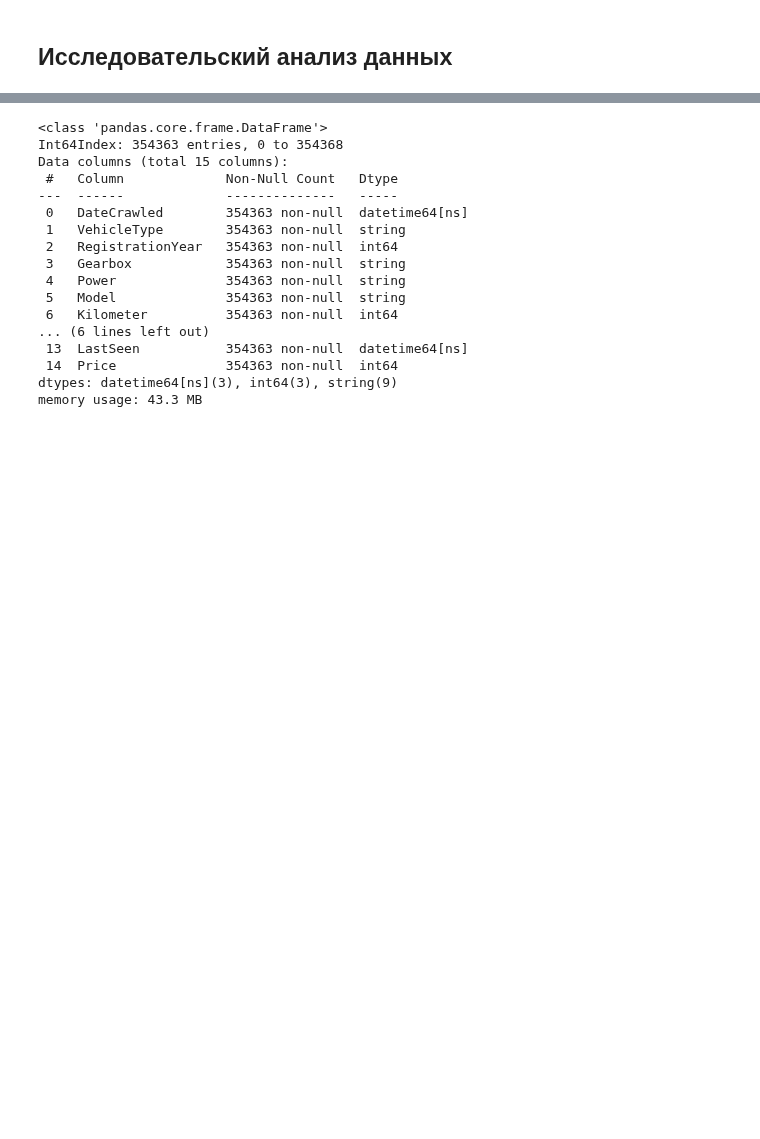
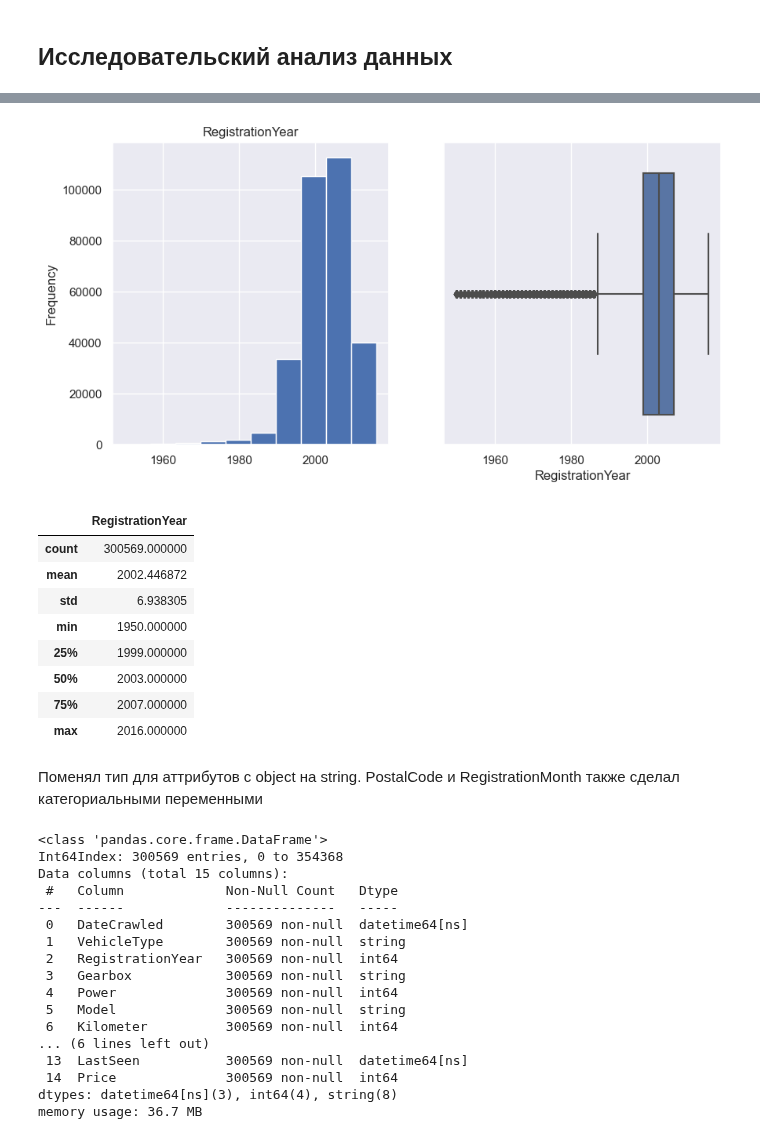
Before and after one commit to theotheo46/yap, a Jupyter notebook: notebooks/cars.ipynb, the cells around one changed output, grey strips where cells are left out. Drawn from its saved outputs; the diff is of its cells as text; code cells hidden in the pictures; blank space fills up the shorter version.

```diff
--- a/notebooks/cars.ipynb
+++ b/notebooks/cars.ipynb
@@ -411,23 +542,39 @@ memory usage: 38.3+ MB
+# %%
+plot_sub_plot_hist_boxplot(df_cars_ryear_cut, ['RegistrationYear'],'')
+display(df_cars_ryear_cut.loc[:,['RegistrationYear']].describe())
+# %% [output]
+[figure, added]
+|  | RegistrationYear |
+| count | 300569.000000 |
+| mean | 2002.446872 |
+| std | 6.938305 |
+| min | 1950.000000 |
+| 25% | 1999.000000 |
+| 50% | 2003.000000 |
+| 75% | 2007.000000 |
+| max | 2016.000000 |
+# %% [markdown]
+Поменял тип для аттрибутов с object на string. PostalCode и RegistrationMonth также сделал категориальными переменными
 # %%
-int_to_string_col_list = ['Power', 'RegistrationMonth', 'PostalCode', 'VehicleType', 'Gearbox', 'Model', 'FuelType', 'Repaired']
+int_to_string_col_list = ['RegistrationMonth', 'PostalCode', 'VehicleType', 'Gearbox', 'Model', 'FuelType', 'Repaired']
 #df_cars.info()
-df_cars[int_to_string_col_list] = df_cars[int_to_string_col_list].astype('string')
-df_cars.info()
+df_cars_ryear_cut[int_to_string_col_list] = df_cars_ryear_cut[int_to_string_col_list].astype('string')
+df_cars_ryear_cut.info()
 # %% [output]
 <class 'pandas.core.frame.DataFrame'>
-Int64Index: 354363 entries, 0 to 354368
+Int64Index: 300569 entries, 0 to 354368
 Data columns (total 15 columns):
  #   Column             Non-Null Count   Dtype
 ---  ------             --------------   -----
- 0   DateCrawled        354363 non-null  datetime64[ns]
- 1   VehicleType        354363 non-null  string
- 2   RegistrationYear   354363 non-null  int64
- 3   Gearbox            354363 non-null  string
- 4   Power              354363 non-null  string
- 5   Model              354363 non-null  string
- 6   Kilometer          354363 non-null  int64
+ 0   DateCrawled        300569 non-null  datetime64[ns]
+ 1   VehicleType        300569 non-null  string
+ 2   RegistrationYear   300569 non-null  int64
+ 3   Gearbox            300569 non-null  string
+ 4   Power              300569 non-null  int64
+ 5   Model              300569 non-null  string
+ 6   Kilometer          300569 non-null  int64
 ... (6 lines left out)
- 13  LastSeen           354363 non-null  datetime64[ns]
- 14  Price              354363 non-null  int64
-dtypes: datetime64[ns](3), int64(3), string(9)
-memory usage: 43.3 MB
+ 13  LastSeen           300569 non-null  datetime64[ns]
+ 14  Price              300569 non-null  int64
+dtypes: datetime64[ns](3), int64(4), string(8)
+memory usage: 36.7 MB
```
Also changed, not shown: parts of 25 cells of this notebook, 1 other file.
